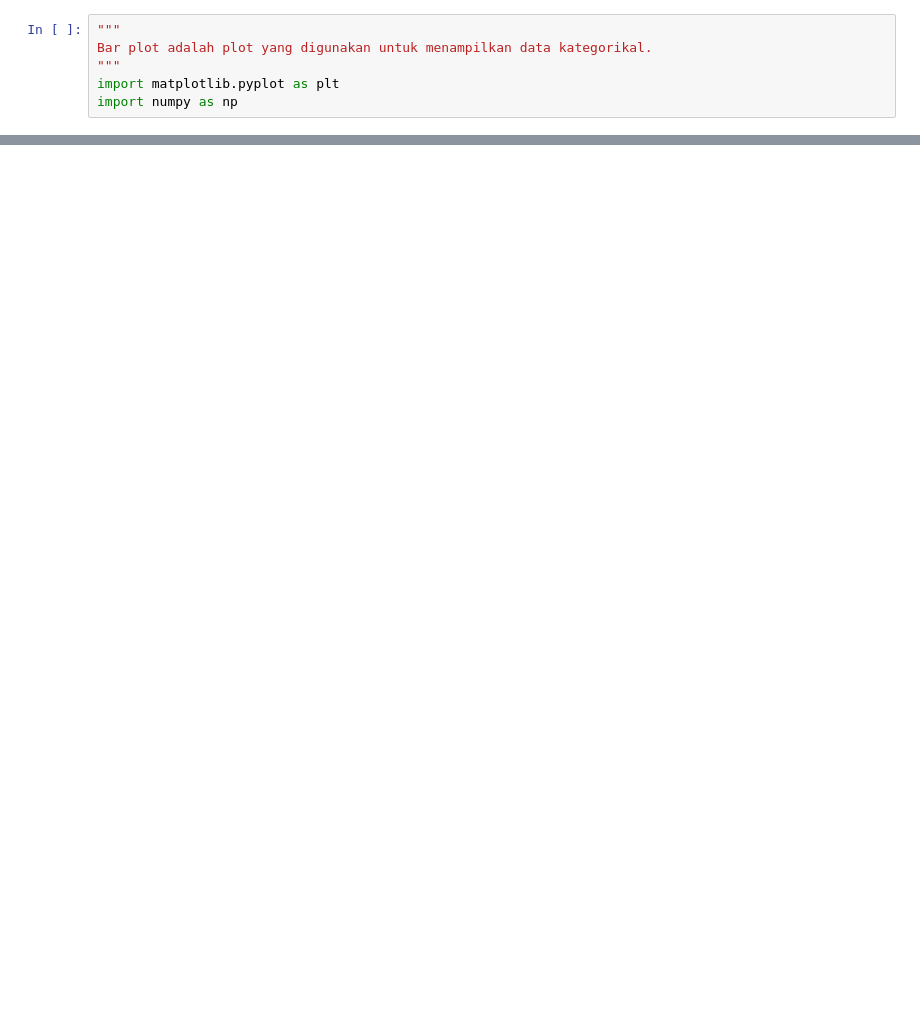
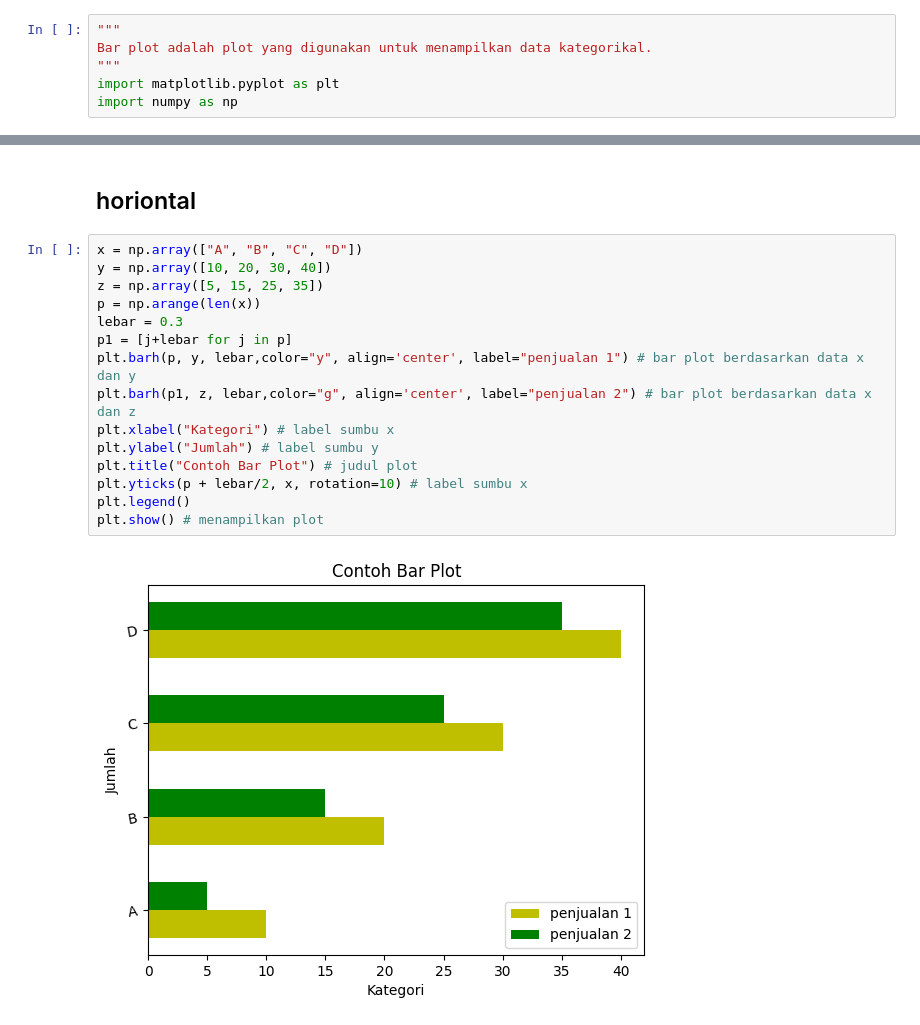
Before and after one commit to Alvi399/My-Data-Science, a Jupyter notebook: Matplotlib/01. Bar Plot.ipynb, the cells around one changed output, grey strips where cells are left out. Saved outputs shown, nothing was run; the diff lists cells and outputs as text; blank space fills up the shorter version.

```diff
--- a/Matplotlib/01. Bar Plot.ipynb
+++ b/Matplotlib/01. Bar Plot.ipynb
@@ -16,0 +26,19 @@ plt.show() # menampilkan plot
+# %% [markdown]
+## horiontal
+# %%
+x = np.array(["A", "B", "C", "D"])
+y = np.array([10, 20, 30, 40])
+z = np.array([5, 15, 25, 35])
+p = np.arange(len(x))
+lebar = 0.3
+p1 = [j+lebar for j in p]
+plt.barh(p, y, lebar,color="y", align='center', label="penjualan 1") # bar plot berdasarkan data x dan y
+plt.barh(p1, z, lebar,color="g", align='center', label="penjualan 2") # bar plot berdasarkan data x dan z
+plt.xlabel("Kategori") # label sumbu x
+plt.ylabel("Jumlah") # label sumbu y
+plt.title("Contoh Bar Plot") # judul plot
+plt.yticks(p + lebar/2, x, rotation=10) # label sumbu x
+plt.legend()
+plt.show() # menampilkan plot
+# %% [output]
+[figure, added]
```
Also changed, not shown: parts of 2 cells of this notebook.
